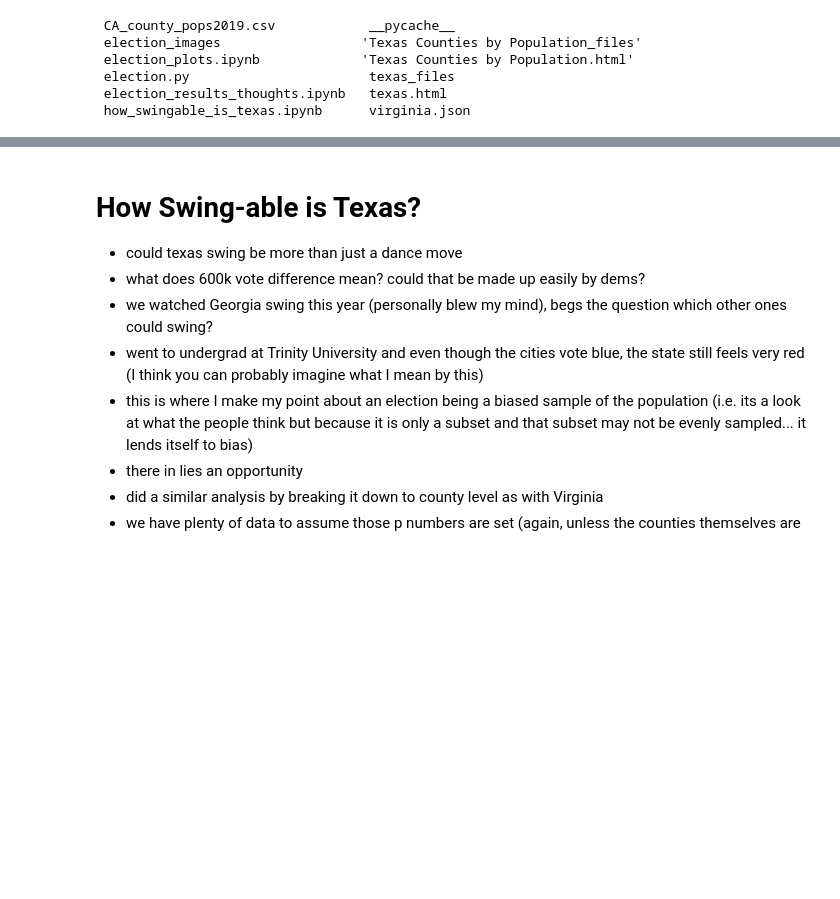
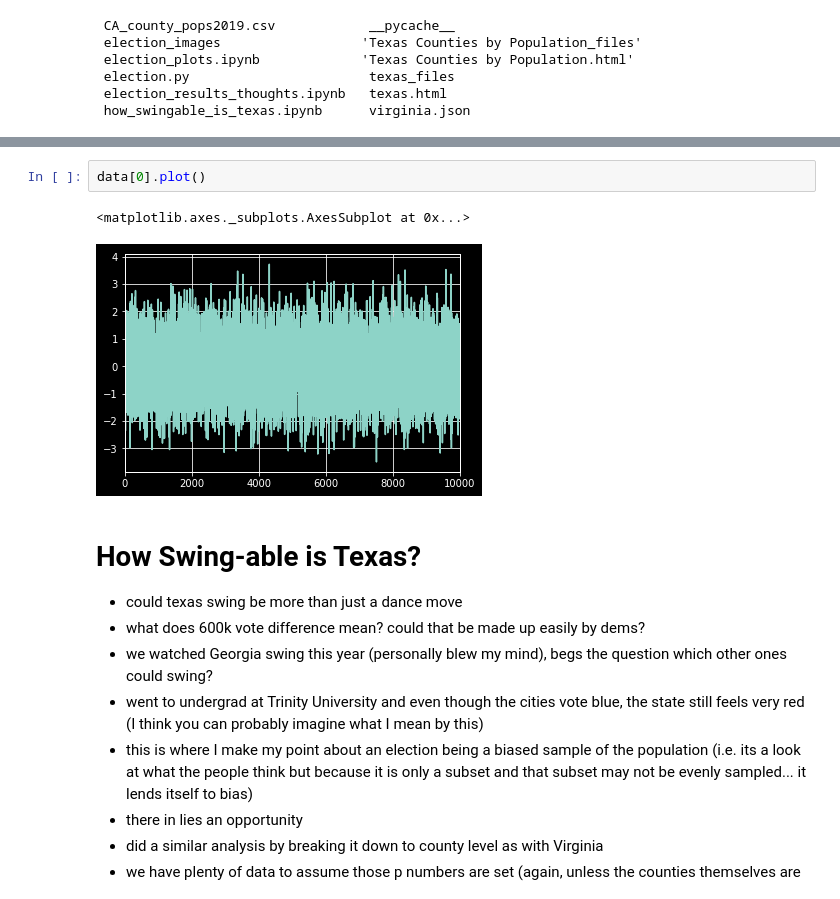
Before and after one commit to seanczak/torch_series_blog, a Jupyter notebook: nbs/election/how_swingable_is_texas.ipynb, the cells around one changed output, grey strips where cells are left out. Drawn from its saved outputs; the diff is of its cells as text; blank space fills up the shorter version.

```diff
--- a/nbs/election/how_swingable_is_texas.ipynb
+++ b/nbs/election/how_swingable_is_texas.ipynb
@@ -10,3 +60,8 @@
+# %%
+data[0].plot()
+# %% [output]
+<matplotlib.axes._subplots.AxesSubplot at 0x...>
+[figure, added]
 # %% [markdown]
 # How Swing-able is Texas?
 - could texas swing be more than just a dance move
```
Also changed, not shown: parts of 6 cells of this notebook, 13 other files.
